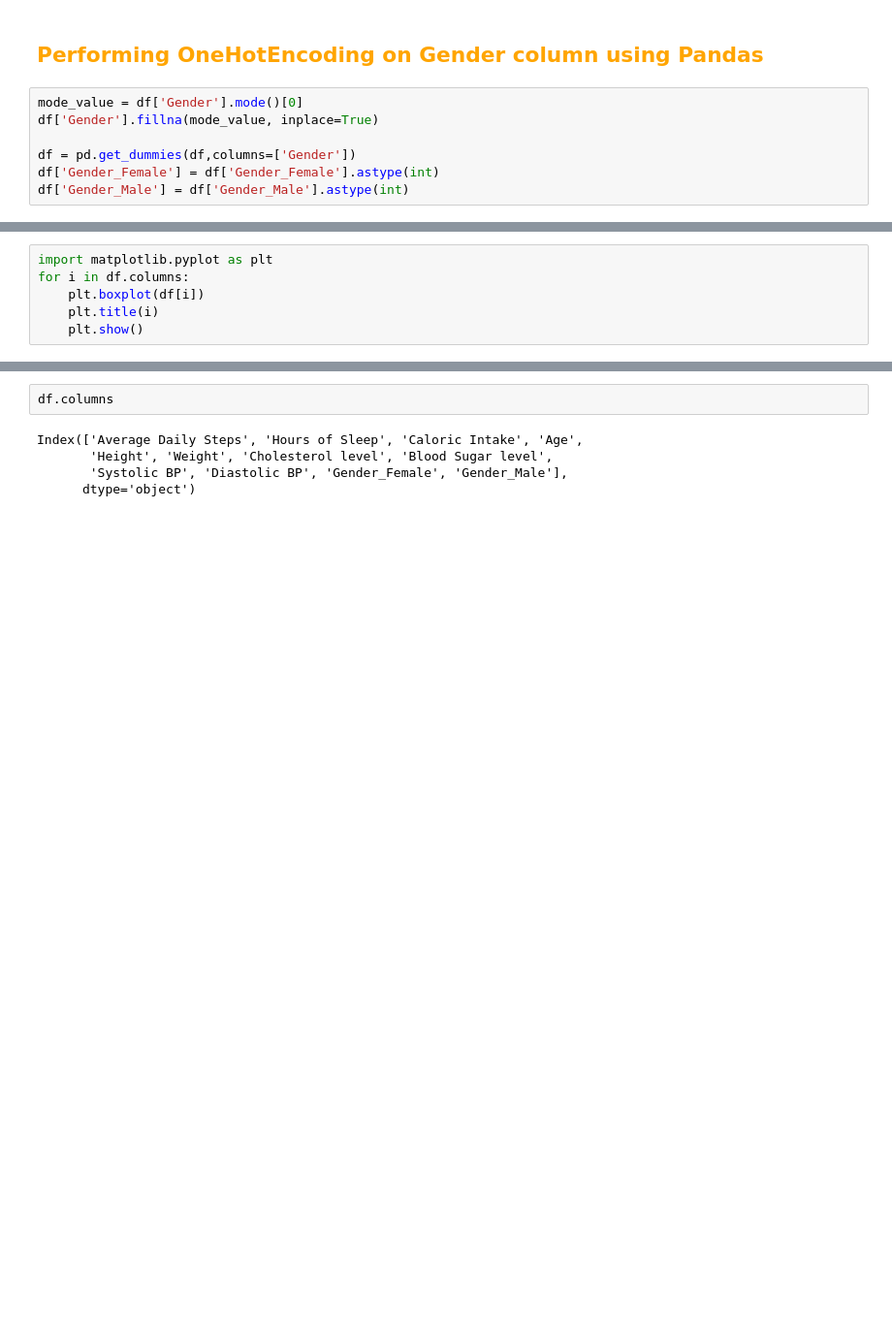
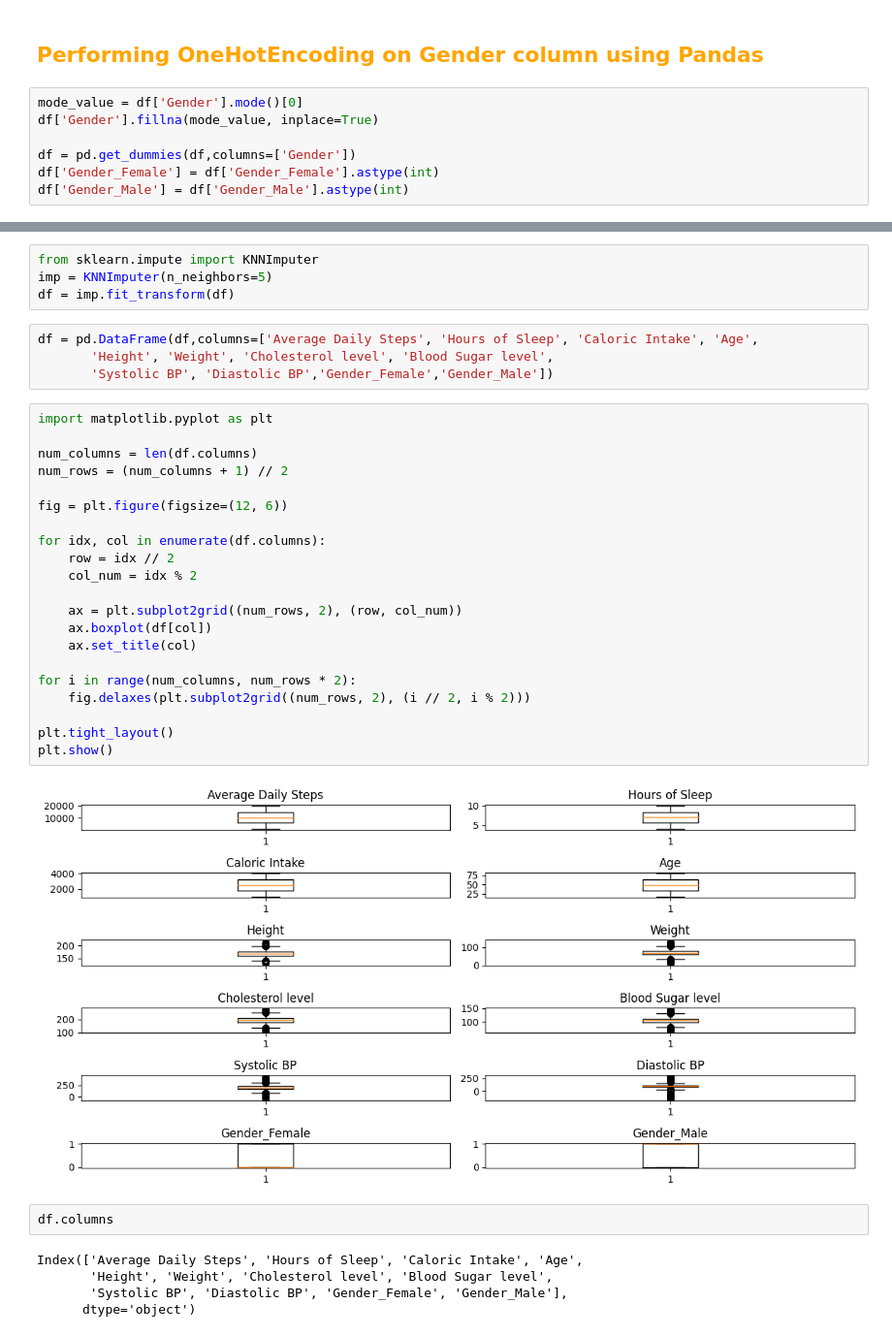
Before and after one commit to KamandPrompt/ML-101, a Jupyter notebook: BitByBit/Bit-By-Bit.ipynb, the cells around one changed output, grey strips where cells are left out. Shown at 97% size. Cells and saved outputs as stored; diff of their text form; blank space fills up the shorter version.

```diff
--- a/BitByBit/Bit-By-Bit.ipynb
+++ b/BitByBit/Bit-By-Bit.ipynb
@@ -89,6 +128,0 @@ df
-# %%
-import matplotlib.pyplot as plt
-for i in df.columns:
-    plt.boxplot(df[i])
-    plt.title(i)
-    plt.show()
@@ -108,3 +129,34 @@ for i in df.columns:
+# %%
+from sklearn.impute import KNNImputer
+imp = KNNImputer(n_neighbors=5)
+df = imp.fit_transform(df)
+# %%
+df = pd.DataFrame(df,columns=['Average Daily Steps', 'Hours of Sleep', 'Caloric Intake', 'Age',
+       'Height', 'Weight', 'Cholesterol level', 'Blood Sugar level',
+       'Systolic BP', 'Diastolic BP','Gender_Female','Gender_Male'])
+# %%
+import matplotlib.pyplot as plt
+
+num_columns = len(df.columns)
+num_rows = (num_columns + 1) // 2
+
+fig = plt.figure(figsize=(12, 6))
+
+for idx, col in enumerate(df.columns):
+    row = idx // 2
+    col_num = idx % 2
+
+    ax = plt.subplot2grid((num_rows, 2), (row, col_num))
+    ax.boxplot(df[col])
+    ax.set_title(col)
+
+for i in range(num_columns, num_rows * 2):
+    fig.delaxes(plt.subplot2grid((num_rows, 2), (i // 2, i % 2)))
+
+plt.tight_layout()
+plt.show()
+# %% [output]
+[figure, added]
 # %%
 df.columns
 # %% [output]
```
Also changed, not shown: parts of 21 cells of this notebook, 1 other file.
